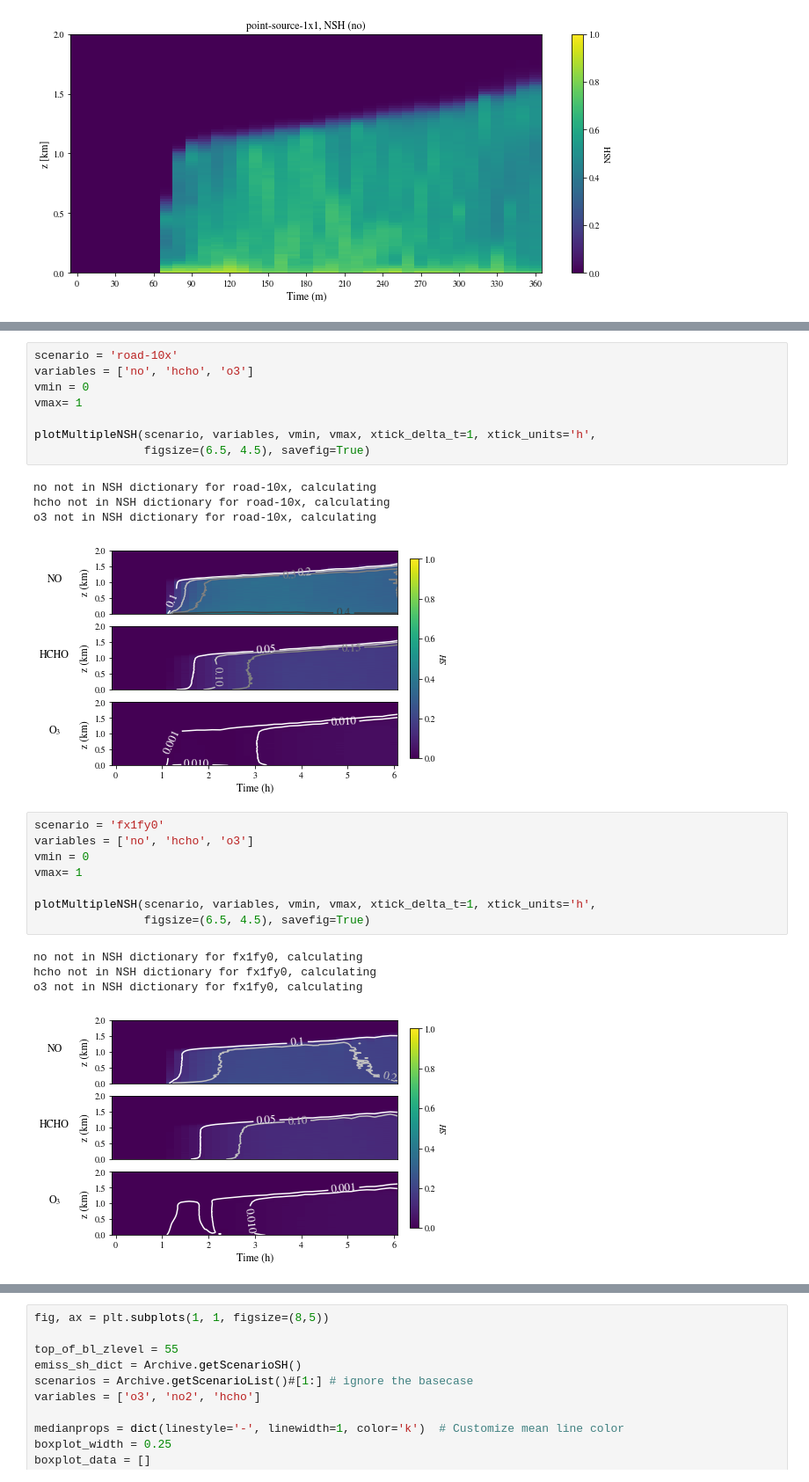
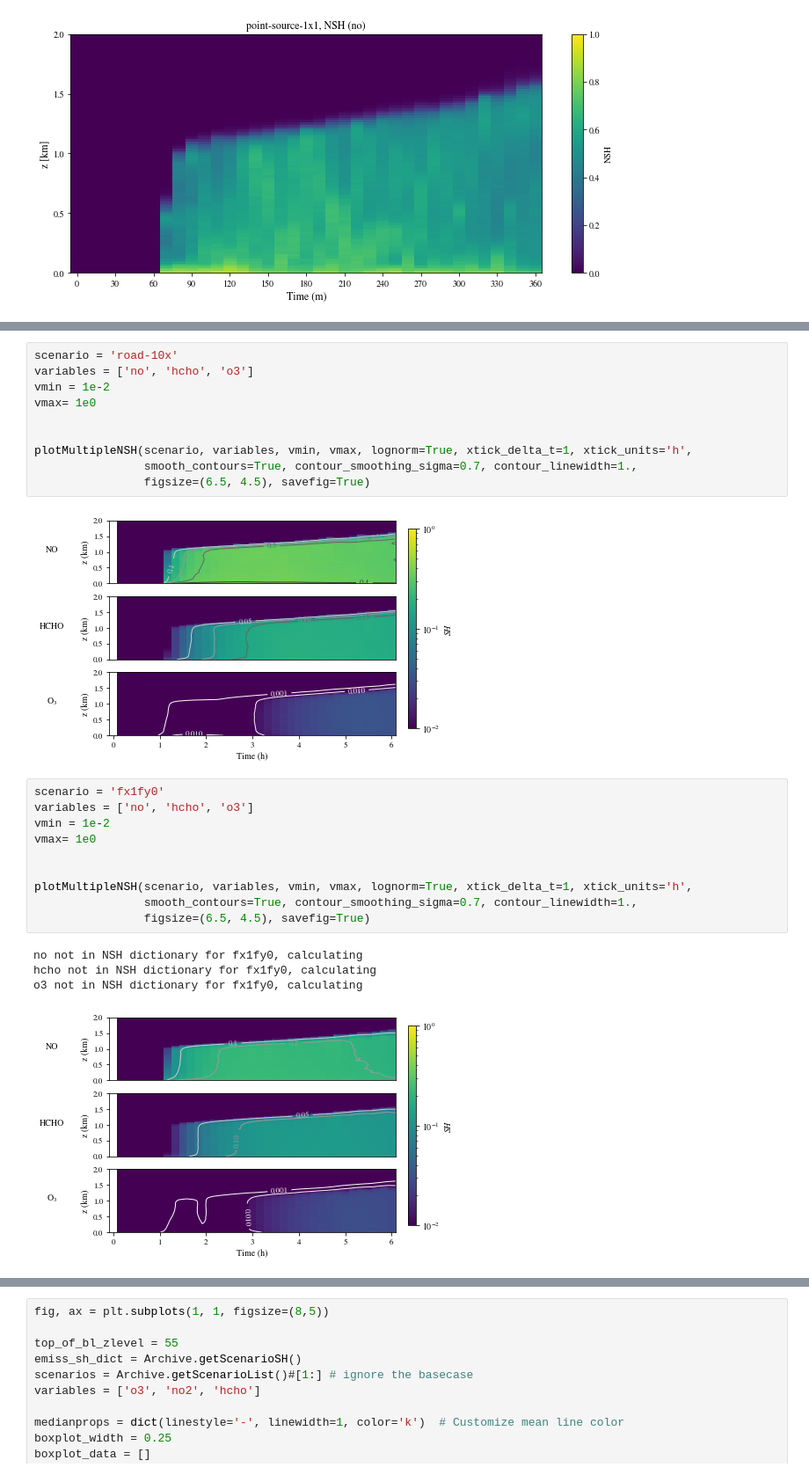
Before and after one commit to samfrederick/WRF-PartMC-LES, a Jupyter notebook: analysis/10km-analysis/gas-phase-analysis.ipynb, the cells around one changed output, grey strips where cells are left out. Shown at 88% size. Saved outputs shown, nothing was run; the diff lists cells and outputs as text.

```diff
--- a/analysis/10km-analysis/gas-phase-analysis.ipynb
+++ b/analysis/10km-analysis/gas-phase-analysis.ipynb
@@ -325,26 +326,27 @@ plotMultipleNSH(scenario, variables, vmin, vmax, xtick_delta_t=1, xtick_units='h
 # %%
 scenario = 'road-10x'
 variables = ['no', 'hcho', 'o3']
-vmin = 0
-vmax= 1
+vmin = 1e-2
+vmax= 1e0
 
-plotMultipleNSH(scenario, variables, vmin, vmax, xtick_delta_t=1, xtick_units='h',
+
+plotMultipleNSH(scenario, variables, vmin, vmax, lognorm=True, xtick_delta_t=1, xtick_units='h',
+                smooth_contours=True, contour_smoothing_sigma=0.7, contour_linewidth=1.,
                 figsize=(6.5, 4.5), savefig=True)
 # %% [output]
-no not in NSH dictionary for road-10x, calculating
-hcho not in NSH dictionary for road-10x, calculating
-o3 not in NSH dictionary for road-10x, calculating
-[figure, old version]
+[figure, new version]
 # %%
 scenario = 'fx1fy0'
 variables = ['no', 'hcho', 'o3']
-vmin = 0
-vmax= 1
+vmin = 1e-2
+vmax= 1e0
 
-plotMultipleNSH(scenario, variables, vmin, vmax, xtick_delta_t=1, xtick_units='h',
+
+plotMultipleNSH(scenario, variables, vmin, vmax, lognorm=True, xtick_delta_t=1, xtick_units='h',
+                smooth_contours=True, contour_smoothing_sigma=0.7, contour_linewidth=1.,
                 figsize=(6.5, 4.5), savefig=True)
 # %% [output]
 no not in NSH dictionary for fx1fy0, calculating
 hcho not in NSH dictionary for fx1fy0, calculating
 o3 not in NSH dictionary for fx1fy0, calculating
-[figure, old version]
+[figure, new version]
```
Also changed, not shown: parts of 4 cells of this notebook.
